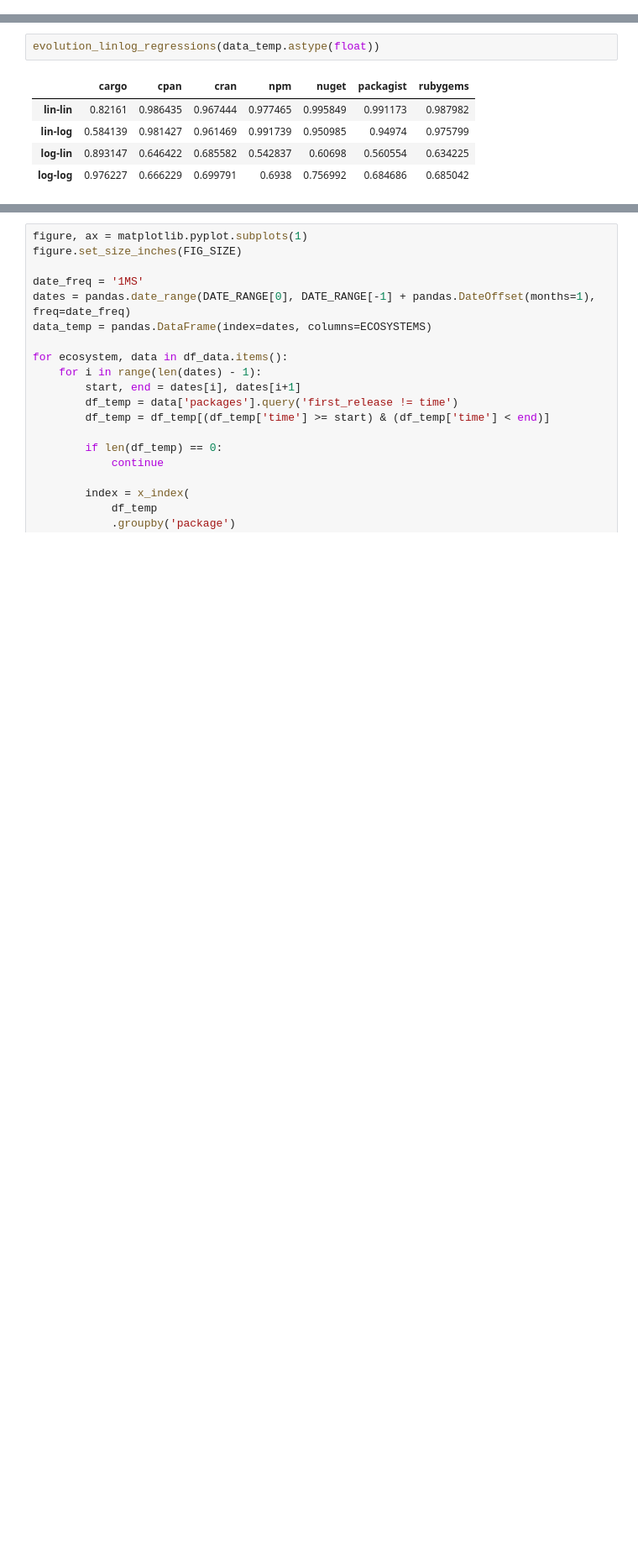
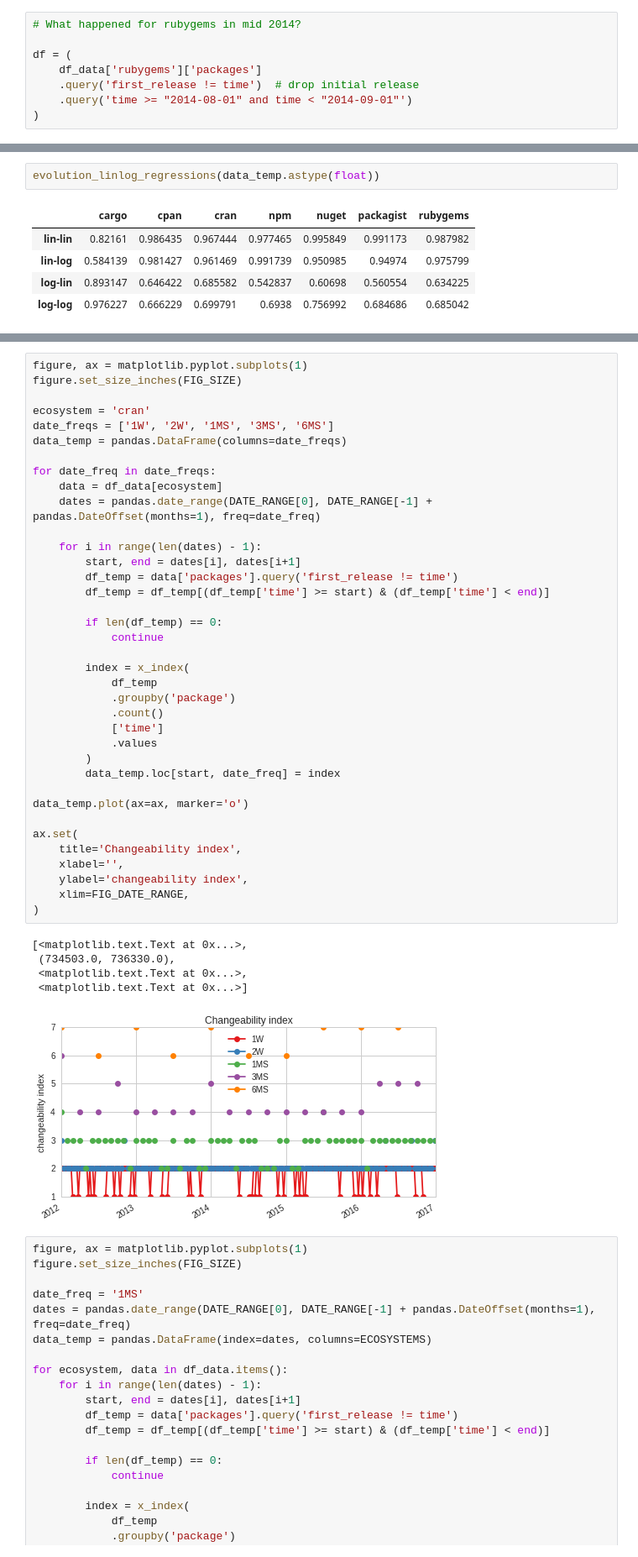
Before and after one commit to AlexandreDecan/ecos-emse, a Jupyter notebook: notebooks/Ecosystem activity.ipynb, the cells around one changed output, grey strips where cells are left out. Shown at 84% size. Drawn from its saved outputs; the diff is of its cells as text; blank space fills up the shorter version.

```diff
--- a/notebooks/Ecosystem activity.ipynb
+++ b/notebooks/Ecosystem activity.ipynb
@@ -218,3 +282,11 @@ data_temp
 | lin-log | 0.040946 | 0.729938 | 0.834399 | 0.895872 | 0.781777 | 0.513556 | 0.558865 |
 | log-lin | 0.182017 | 0.571625 | 0.508181 | 0.364362 | 0.416005 | 0.272672 | 0.414352 |
 | log-log | 0.188940 | 0.926060 | 0.833102 | 0.822263 | 0.862026 | 0.250097 | 0.702425 |
+# %%
+# What happened for rubygems in mid 2014?
+
+df = (
+    df_data['rubygems']['packages']
+    .query('first_release != time')  # drop initial release
+    .query('time >= "2014-08-01" and time < "2014-09-01"')
+)
@@ -739,3 +830,46 @@ evolution_linlog_regressions(data_temp.astype(float))
+# %%
+figure, ax = matplotlib.pyplot.subplots(1)
+figure.set_size_inches(FIG_SIZE)
+
+ecosystem = 'cran'
+date_freqs = ['1W', '2W', '1MS', '3MS', '6MS']
+data_temp = pandas.DataFrame(columns=date_freqs)
+
+for date_freq in date_freqs:
+    data = df_data[ecosystem]
+    dates = pandas.date_range(DATE_RANGE[0], DATE_RANGE[-1] + pandas.DateOffset(months=1), freq=date_freq)
+
+    for i in range(len(dates) - 1):
+        start, end = dates[i], dates[i+1]
+        df_temp = data['packages'].query('first_release != time')
+        df_temp = df_temp[(df_temp['time'] >= start) & (df_temp['time'] < end)]
+
+        if len(df_temp) == 0:
+            continue
+
+        index = x_index(
+            df_temp
+            .groupby('package')
+            .count()
+            ['time']
+            .values
+        )
+        data_temp.loc[start, date_freq] = index
+
+data_temp.plot(ax=ax, marker='o')
+
+ax.set(
+    title='Changeability index',
+    xlabel='',
+    ylabel='changeability index',
+    xlim=FIG_DATE_RANGE,
+)
+# %% [output]
+[<matplotlib.text.Text at 0x...>,
+ (734503.0, 736330.0),
+ <matplotlib.text.Text at 0x...>,
+ <matplotlib.text.Text at 0x...>]
+[figure, added]
 # %%
 figure, ax = matplotlib.pyplot.subplots(1)
 figure.set_size_inches(FIG_SIZE)
```
Also changed, not shown: parts of 5 cells of this notebook, 6 other files.
